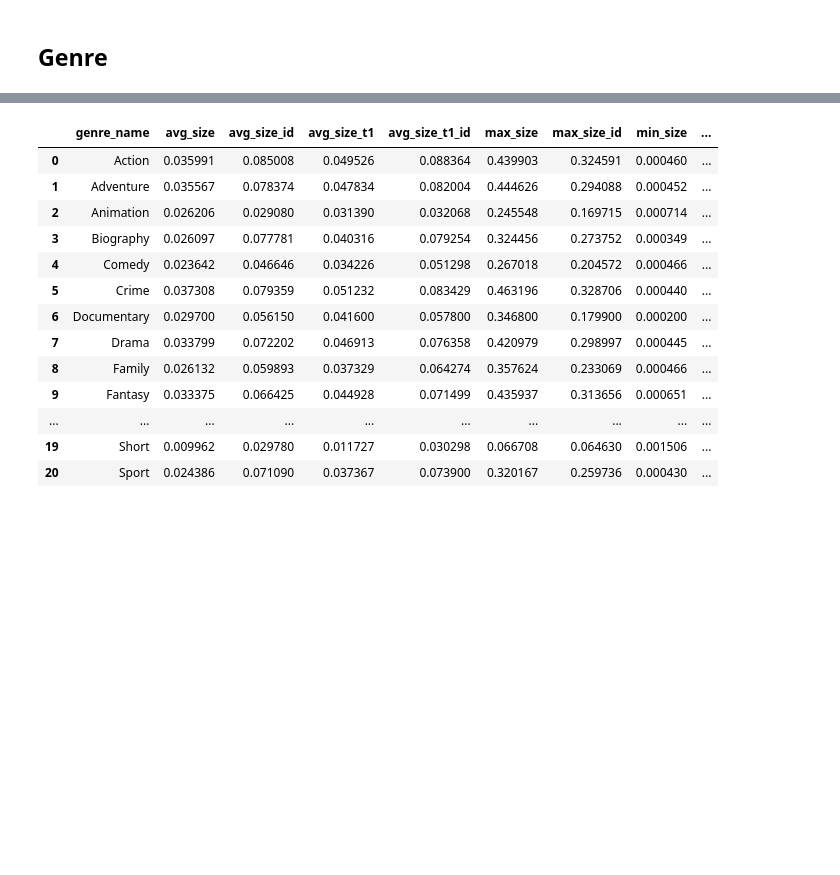
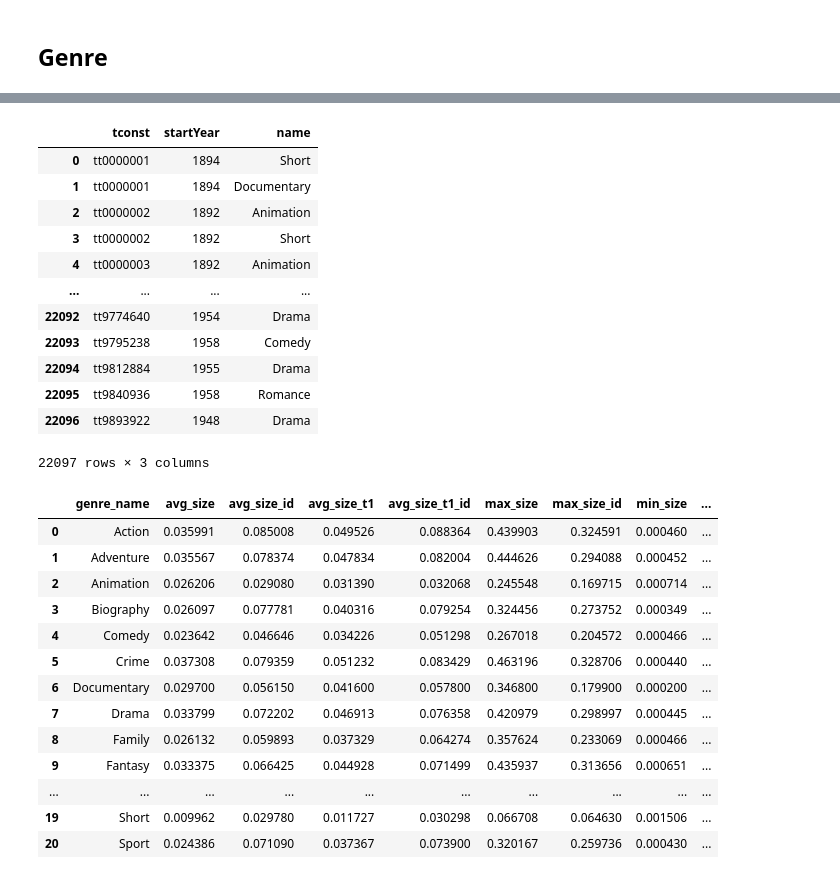
Before and after one commit to astaileyyoung/CineStat, a Jupyter notebook: research/baselines/scale.ipynb, the cells around one changed output, grey strips where cells are left out. Cells and saved outputs as stored; diff of their text form; code cells hidden in the pictures; blank space fills up the shorter version.

```diff
--- a/research/baselines/scale.ipynb
+++ b/research/baselines/scale.ipynb
@@ -627,4 +636,30 @@ df
 40926 rows × 121 columns
+# %%
+query = """
+    SELECT
+        tb.tconst,
+        tb.startYear,
+        g.name
+    FROM title_basics tb
+    INNER JOIN title_genre tg ON tb.tconst = tg.tconst
+    INNER JOIN genre g ON tg.genre_id = g.id
+"""
+pop_df = pd.read_sql(query, imdb_engine)
+pop_df
+# %% [output]
+|  | tconst | startYear | name |
+| 0 | tt0000001 | 1894 | Short |
+| 1 | tt0000001 | 1894 | Documentary |
+| 2 | tt0000002 | 1892 | Animation |
+| 3 | tt0000002 | 1892 | Short |
+| 4 | tt0000003 | 1892 | Animation |
+| ... | ... | ... | ... |
+| 22092 | tt9774640 | 1954 | Drama |
+| 22093 | tt9795238 | 1958 | Comedy |
+| 22094 | tt9812884 | 1955 | Drama |
+| 22095 | tt9840936 | 1958 | Romance |
+| 22096 | tt9893922 | 1948 | Drama |
+22097 rows × 3 columns
 # %%
 g = df.drop(["fact_id", "imdb_id", "work_id"], axis=1)
 g = g.groupby('genre_name').mean()
```
Also changed, not shown: parts of 7 cells of this notebook, 4 other files.
